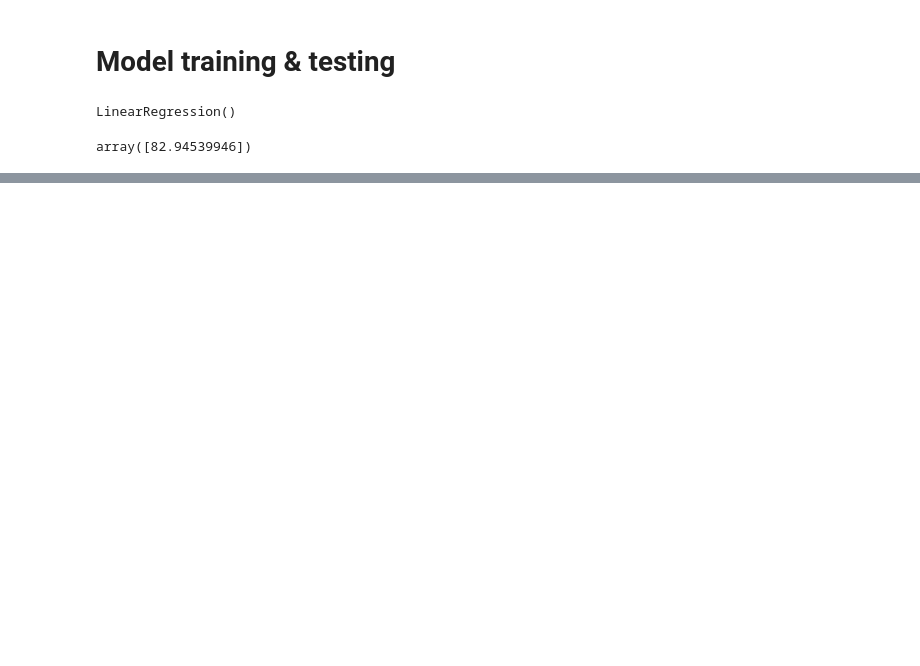
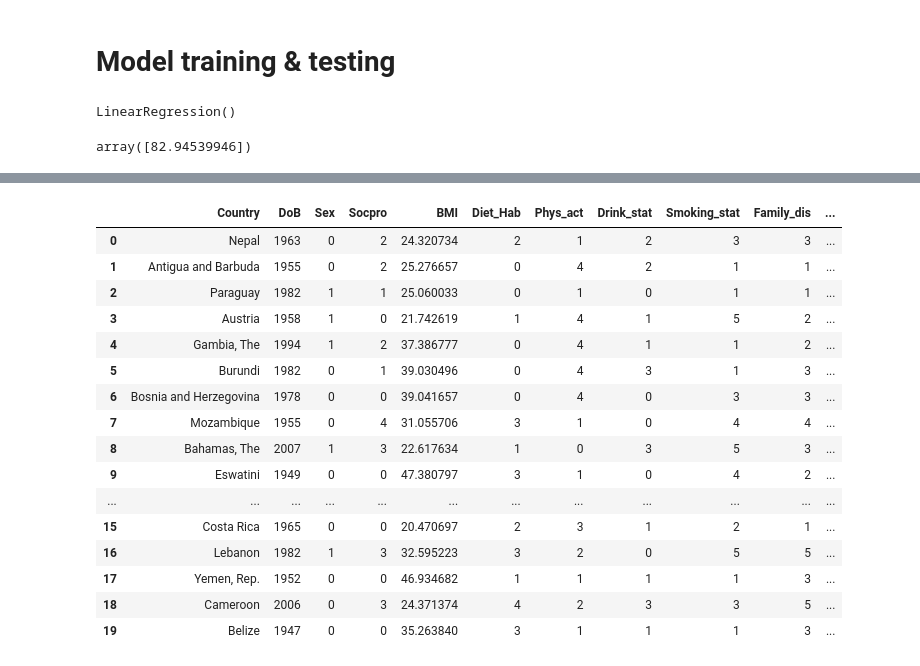
Before and after one commit to rkassila/lifePredict, a Jupyter notebook: notebooks/first_notebook.ipynb, the cells around one changed output, grey strips where cells are left out. Saved outputs shown, nothing was run; the diff lists cells and outputs as text; code cells hidden in the pictures; blank space fills up the shorter version.

```diff
--- a/notebooks/first_notebook.ipynb
+++ b/notebooks/first_notebook.ipynb
@@ -174,0 +405,57 @@ array([82.94539946])
+# %%
+# Get unique countries from df_new
+countries = df_new['Country'].unique()
+
+# Function to generate a random profile
+def generate_random_profile():
+    return {
+        'Country': np.random.choice(countries),
+        'DoB': np.random.randint(1940, 2011),  # Random year between 1940 and 2010
+        'Sex': np.random.choice([0, 1]),
+        'Socpro': np.random.randint(0, 5),
+        'BMI': np.exp(np.random.uniform(np.log(20), np.log(50))),
+        'Diet_Hab': np.random.randint(0, 5),
+        'Phys_act': np.random.randint(0, 5),
+        'Drink_stat': np.random.randint(0, 5),
+        'Smoking_stat': np.random.randint(1, 6),
+        'Family_dis': np.random.randint(1, 6),
+        'Chronic': np.random.poisson(2)
+    }
+# %%
+# Generate 20 random profiles
+random_profiles = [generate_random_profile() for _ in range(20)]
+
+# Create a DataFrame with the random profiles
+df_random_profiles = pd.DataFrame(random_profiles)
+
+# Ensure correct data types
+df_random_profiles['DoB'] = df_random_profiles['DoB'].astype(int)
+df_random_profiles['Sex'] = df_random_profiles['Sex'].astype(int)
+df_random_profiles['Socpro'] = df_random_profiles['Socpro'].astype(int)
+df_random_profiles['BMI'] = df_random_profiles['BMI'].astype(float)
+df_random_profiles['Diet_Hab'] = df_random_profiles['Diet_Hab'].astype(int)
+df_random_profiles['Phys_act'] = df_random_profiles['Phys_act'].astype(int)
+df_random_profiles['Drink_stat'] = df_random_profiles['Drink_stat'].astype(int)
+df_random_profiles['Smoking_stat'] = df_random_profiles['Smoking_stat'].astype(int)
+df_random_profiles['Family_dis'] = df_random_profiles['Family_dis'].astype(int)
+df_random_profiles['Chronic'] = df_random_profiles['Chronic'].astype(int)
+
+df_random_profiles
+# %% [output]
+|  | Country | DoB | Sex | Socpro | BMI | Diet_Hab | Phys_act | Drink_stat | Smoking_stat | Family_dis | ... |
+| 0 | Nepal | 1963 | 0 | 2 | 24.320734 | 2 | 1 | 2 | 3 | 3 | ... |
+| 1 | Antigua and Barbuda | 1955 | 0 | 2 | 25.276657 | 0 | 4 | 2 | 1 | 1 | ... |
+| 2 | Paraguay | 1982 | 1 | 1 | 25.060033 | 0 | 1 | 0 | 1 | 1 | ... |
+| 3 | Austria | 1958 | 1 | 0 | 21.742619 | 1 | 4 | 1 | 5 | 2 | ... |
+| 4 | Gambia, The | 1994 | 1 | 2 | 37.386777 | 0 | 4 | 1 | 1 | 2 | ... |
+| 5 | Burundi | 1982 | 0 | 1 | 39.030496 | 0 | 4 | 3 | 1 | 3 | ... |
+| 6 | Bosnia and Herzegovina | 1978 | 0 | 0 | 39.041657 | 0 | 4 | 0 | 3 | 3 | ... |
+| 7 | Mozambique | 1955 | 0 | 4 | 31.055706 | 3 | 1 | 0 | 4 | 4 | ... |
+| 8 | Bahamas, The | 2007 | 1 | 3 | 22.617634 | 1 | 0 | 3 | 5 | 3 | ... |
+| 9 | Eswatini | 1949 | 0 | 0 | 47.380797 | 3 | 1 | 0 | 4 | 2 | ... |
+| ... | ... | ... | ... | ... | ... | ... | ... | ... | ... | ... | ... |
+| 15 | Costa Rica | 1965 | 0 | 0 | 20.470697 | 2 | 3 | 1 | 2 | 1 | ... |
+| 16 | Lebanon | 1982 | 1 | 3 | 32.595223 | 3 | 2 | 0 | 5 | 5 | ... |
+| 17 | Yemen, Rep. | 1952 | 0 | 0 | 46.934682 | 1 | 1 | 1 | 1 | 3 | ... |
+| 18 | Cameroon | 2006 | 0 | 3 | 24.371374 | 4 | 2 | 3 | 3 | 5 | ... |
+| 19 | Belize | 1947 | 0 | 0 | 35.263840 | 3 | 1 | 1 | 1 | 3 | ... |
```
Also changed, not shown: parts of 17 cells of this notebook.
